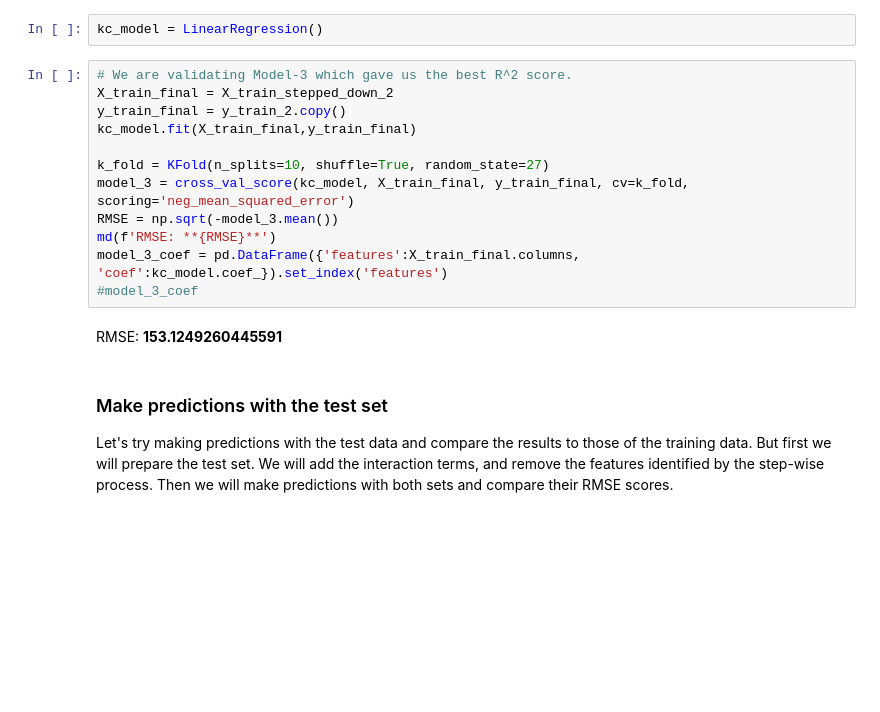
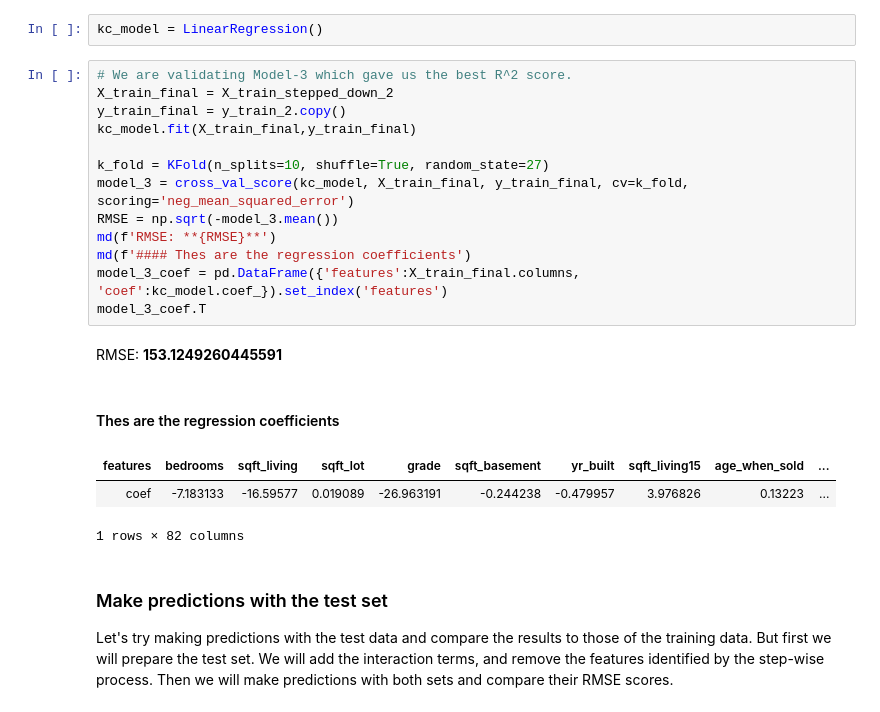
Before and after one commit to bigalh94/modeling_kings_county_housing_prices, a Jupyter notebook: kc_house_model.ipynb, the cells around one changed output. Saved outputs shown, nothing was run; the diff lists cells and outputs as text; blank space fills up the shorter version.

```diff
--- a/kc_house_model.ipynb
+++ b/kc_house_model.ipynb
@@ -1034,17 +1034,22 @@ kc_model = LinearRegression()
 # %%
 # We are validating Model-3 which gave us the best R^2 score.
 X_train_final = X_train_stepped_down_2
 y_train_final = y_train_2.copy()
 kc_model.fit(X_train_final,y_train_final)
 
 k_fold = KFold(n_splits=10, shuffle=True, random_state=27)
 model_3 = cross_val_score(kc_model, X_train_final, y_train_final, cv=k_fold, scoring='neg_mean_squared_error')
 RMSE = np.sqrt(-model_3.mean())
 md(f'RMSE: **{RMSE}**')
+md(f'#### Thes are the regression coefficients')
 model_3_coef = pd.DataFrame({'features':X_train_final.columns, 'coef':kc_model.coef_}).set_index('features')
-#model_3_coef
+model_3_coef.T
 # %% [output]
 RMSE: **153.1249260445591**
+#### Thes are the regression coefficients
+| features | bedrooms | sqft_living | sqft_lot | grade | sqft_basement | yr_built | sqft_living15 | age_when_sold | ... |
+| coef | -7.183133 | -16.59577 | 0.019089 | -26.963191 | -0.244238 | -0.479957 | 3.976826 | 0.13223 | ... |
+1 rows × 82 columns
 # %% [markdown]
 ### Make predictions with the test set
 Let's try making predictions with the test data and compare the results to those of the training data. But first we will prepare the test set. We will add the interaction terms, and remove the features identified by the step-wise process. Then we will make predictions with both sets and compare their RMSE scores.
```
Also changed, not shown: parts of 4 cells of this notebook.
